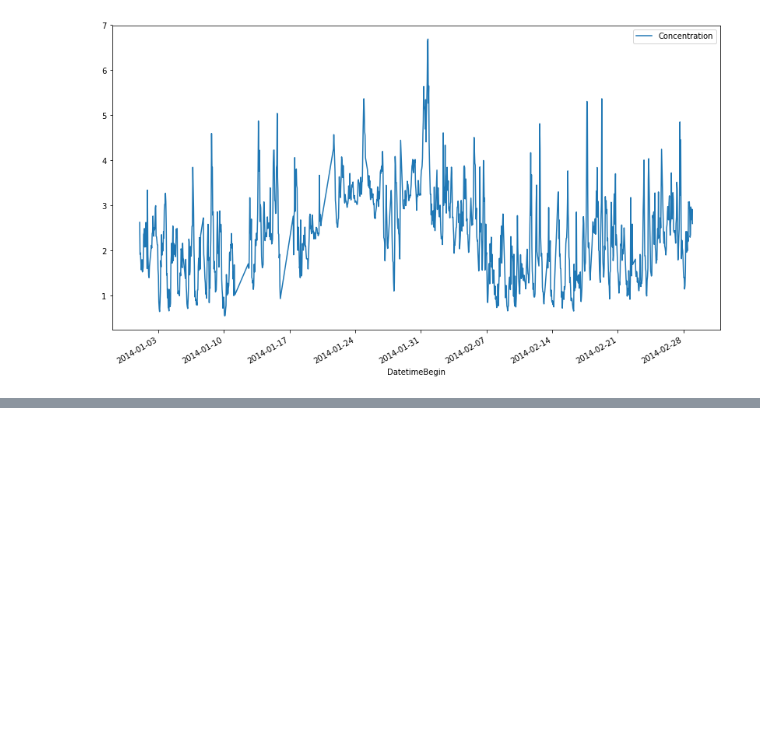
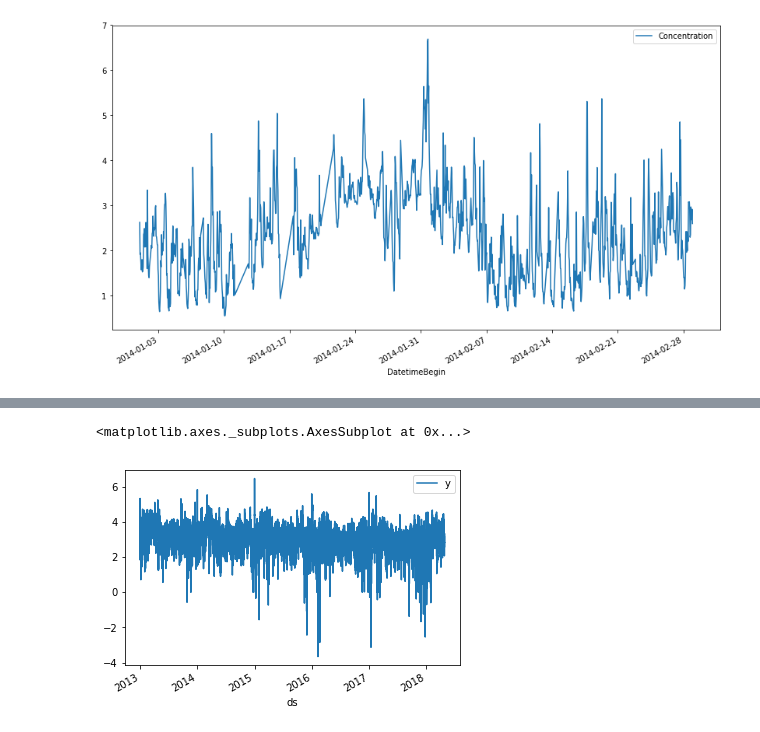
Before and after one commit to Basanites/Pollutant-Prediction, a Jupyter notebook: Leipzig.ipynb, the cells around one changed output, grey strips where cells are left out. Cells and saved outputs as stored; diff of their text form; code cells hidden in the pictures; blank space fills up the shorter version.

```diff
--- a/Leipzig.ipynb
+++ b/Leipzig.ipynb
@@ -108,0 +138,5 @@ DESN082                      46318         46318
+# %%
+df2.plot(x='ds', y='y')
+# %% [output]
+<matplotlib.axes._subplots.AxesSubplot at 0x...>
+[figure, added]
```
Also changed, not shown: parts of 15 cells of this notebook.
